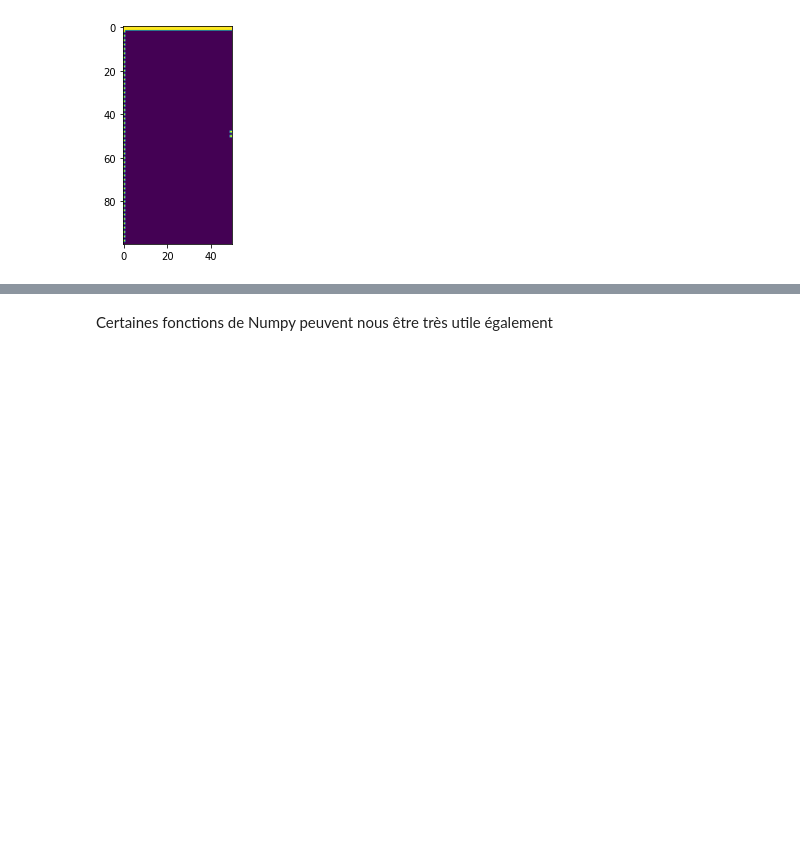
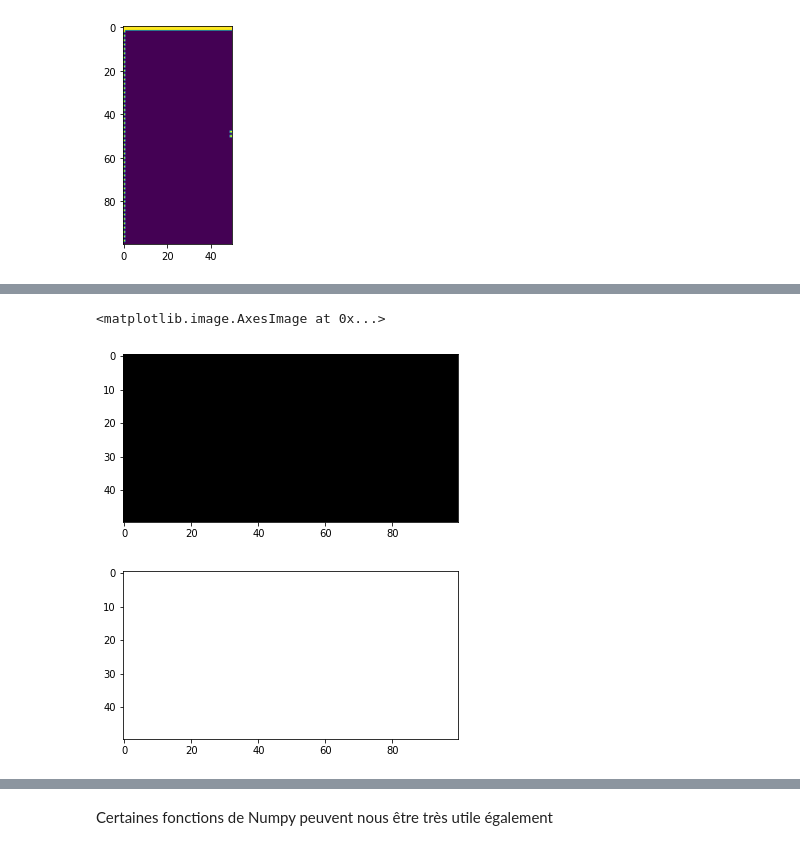
Before and after one commit to antmaio/Creactif_Fastai, a Jupyter notebook: Fastai_Seance1.ipynb, the cells around one changed output, grey strips where cells are left out. Cells and saved outputs as stored; diff of their text form; code cells hidden in the pictures; blank space fills up the shorter version.

```diff
--- a/Fastai_Seance1.ipynb
+++ b/Fastai_Seance1.ipynb
@@ -155,0 +221,21 @@ plt.imshow(np.transpose(image))
+# %%
+image = np.empty((hauteur, largeur, 3))
+
+#L'image RGB = 000 représente l'absence de couleur => noir
+
+image[...,0].fill(0)
+image[...,1].fill(0)
+image[...,2].fill(0)
+
+plt.imshow(image)
+
+plt.figure()
+
+#L'image RGB = 255,255,255 représente la totalité des couleurs mélangées => blanche
+
+image[...,0].fill(255)
+image[...,1].fill(255)
+image[...,2].fill(255)
+
+plt.imshow(image)
+# %% [output]
@@ -155,0 +243,3 @@ plt.imshow(np.transpose(image))
+<matplotlib.image.AxesImage at 0x...>
+[figure, added]
+[figure, added]
```
Also changed, not shown: parts of 24 cells of this notebook.
